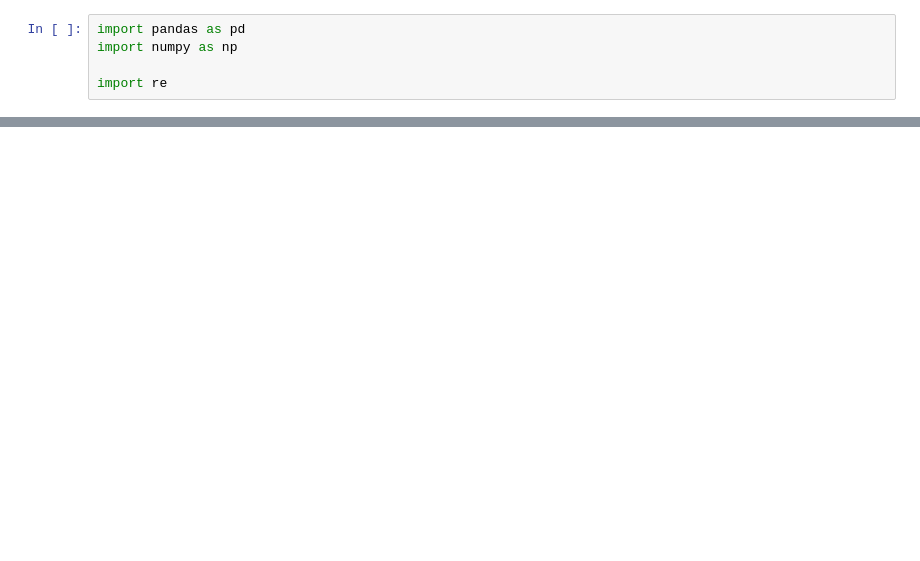
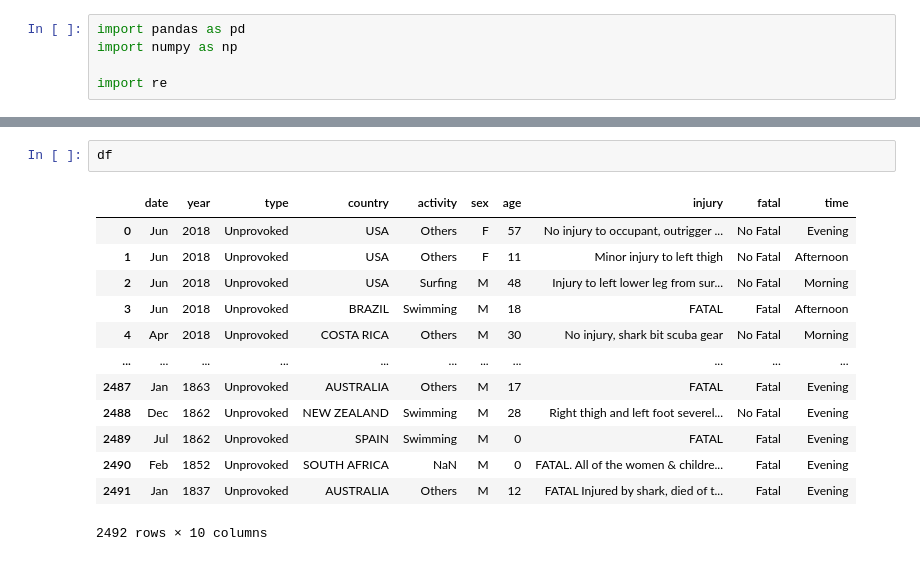
Before and after one commit to WHYTEWYLL/shark_attack, a Jupyter notebook: Analisis.ipynb, the cells around one changed output, grey strips where cells are left out. Saved outputs shown, nothing was run; the diff lists cells and outputs as text; blank space fills up the shorter version.

```diff
--- a/Analisis.ipynb
+++ b/Analisis.ipynb
@@ -41,0 +76,16 @@ AttributeError: 'function' object has no attribute 'plot'
+# %%
+df
+# %% [output]
+|  | date | year | type | country | activity | sex | age | injury | fatal | time |
+| 0 | Jun | 2018 | Unprovoked | USA | Others | F | 57 | No injury to occupant, outrigger ... | No Fatal | Evening |
+| 1 | Jun | 2018 | Unprovoked | USA | Others | F | 11 | Minor injury to left thigh | No Fatal | Afternoon |
+| 2 | Jun | 2018 | Unprovoked | USA | Surfing | M | 48 | Injury to left lower leg from sur... | No Fatal | Morning |
+| 3 | Jun | 2018 | Unprovoked | BRAZIL | Swimming | M | 18 | FATAL | Fatal | Afternoon |
+| 4 | Apr | 2018 | Unprovoked | COSTA RICA | Others | M | 30 | No injury, shark bit scuba gear | No Fatal | Morning |
+| ... | ... | ... | ... | ... | ... | ... | ... | ... | ... | ... |
+| 2487 | Jan | 1863 | Unprovoked | AUSTRALIA | Others | M | 17 | FATAL | Fatal | Evening |
+| 2488 | Dec | 1862 | Unprovoked | NEW ZEALAND | Swimming | M | 28 | Right thigh and left foot severel... | No Fatal | Evening |
+| 2489 | Jul | 1862 | Unprovoked | SPAIN | Swimming | M | 0 | FATAL | Fatal | Evening |
+| 2490 | Feb | 1852 | Unprovoked | SOUTH AFRICA | NaN | M | 0 | FATAL. All of the women & childre... | Fatal | Evening |
+| 2491 | Jan | 1837 | Unprovoked | AUSTRALIA | Others | M | 12 | FATAL Injured by shark, died of t... | Fatal | Evening |
+2492 rows × 10 columns
```
Also changed, not shown: parts of 11 cells of this notebook, 2 other files.
